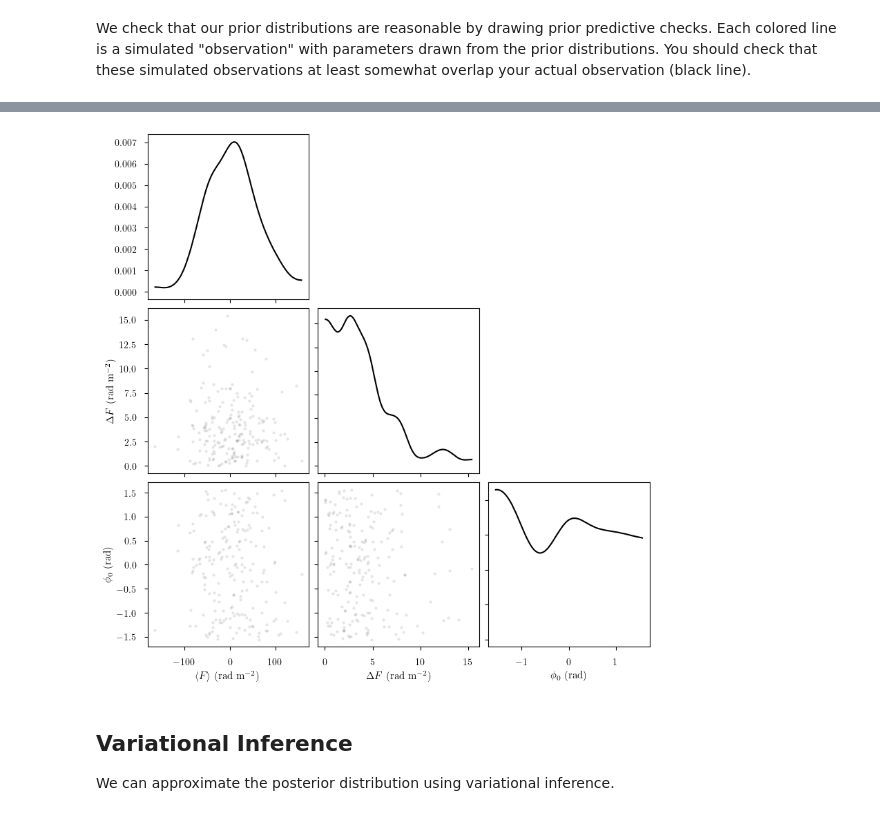
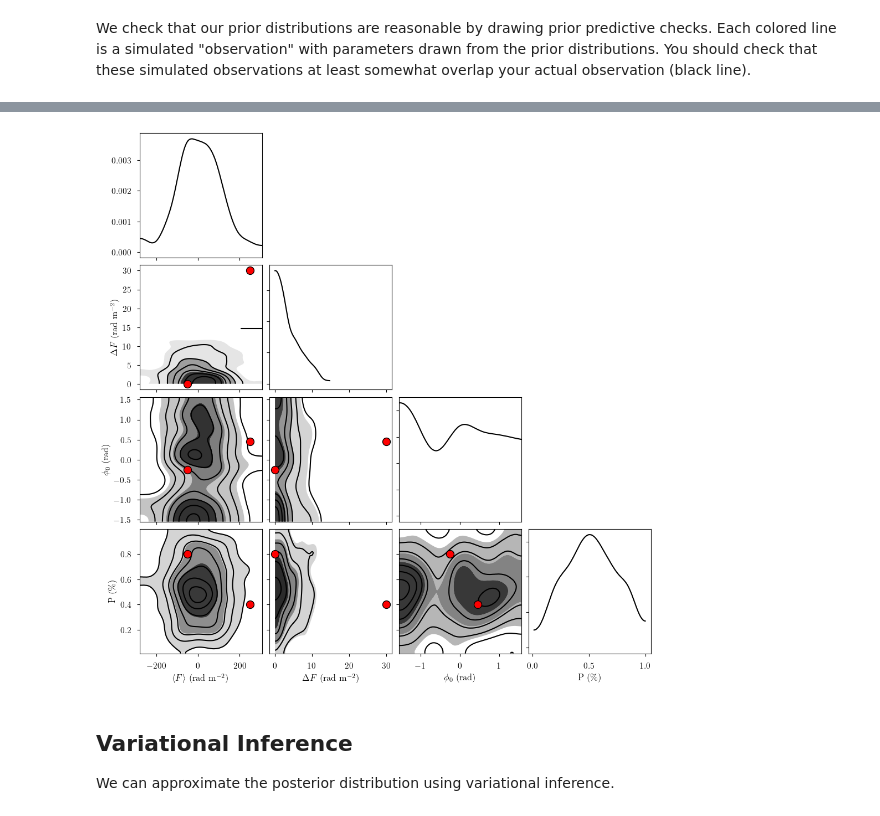
Before and after one commit to tvwenger/bayes_pol, a Jupyter notebook: docs/source/notebooks/faraday_model.ipynb, the cells around one changed output, grey strips where cells are left out. Cells and saved outputs as stored; diff of their text form; code cells hidden in the pictures.

```diff
--- a/docs/source/notebooks/faraday_model.ipynb
+++ b/docs/source/notebooks/faraday_model.ipynb
@@ -202,16 +295,16 @@ Finally, with our model definition and (simulated) data in hand, we can explore
 # Initialize and define the model
 model = FaradayModel(
     data,
-    lam2_lower=np.array(lam2_lower),
-    lam2_upper=np.array(lam2_upper),
+    lam2_lower=lam2_lower,
+    lam2_upper=lam2_upper,
+    lam2_chans=lam2_chans,
     n_clouds=n_clouds,
     seed=1234,
     verbose=True
 )
 model.add_priors(
-    prior_faraday_depth_mean = [0.0, 50.0],
+    prior_faraday_depth_mean = [0.0, 100.0],
     prior_faraday_depth_fwhm = 5.0,
-    prior_faraday_depth_sigma = 1.0/np.sqrt(len(lam2_axis)),
 )
 model.add_likelihood()
 # %%
@@ -257,13 +346,15 @@ Sampling: [Q0, Q1, Q2, U0, U1, U2, faraday_depth_abs, faraday_depth_fwhm_norm, f
 # %%
 from bayes_spec.plots import plot_pair
 
 _ = plot_pair(
     prior.prior, # samples
-    model.cloud_deterministics,
+    model.cloud_deterministics + ["polarization_fraction"],
     labeller=model.labeller, # label manager
+    kind="kde", # plot type
+    reference_values=sim_params, # truths
 )
 # %% [output]
-[figure, old version]
+[figure, new version]
 # %% [markdown]
 ## Variational Inference
 
```
Also changed, not shown: parts of 27 cells of this notebook, 8 other files.
